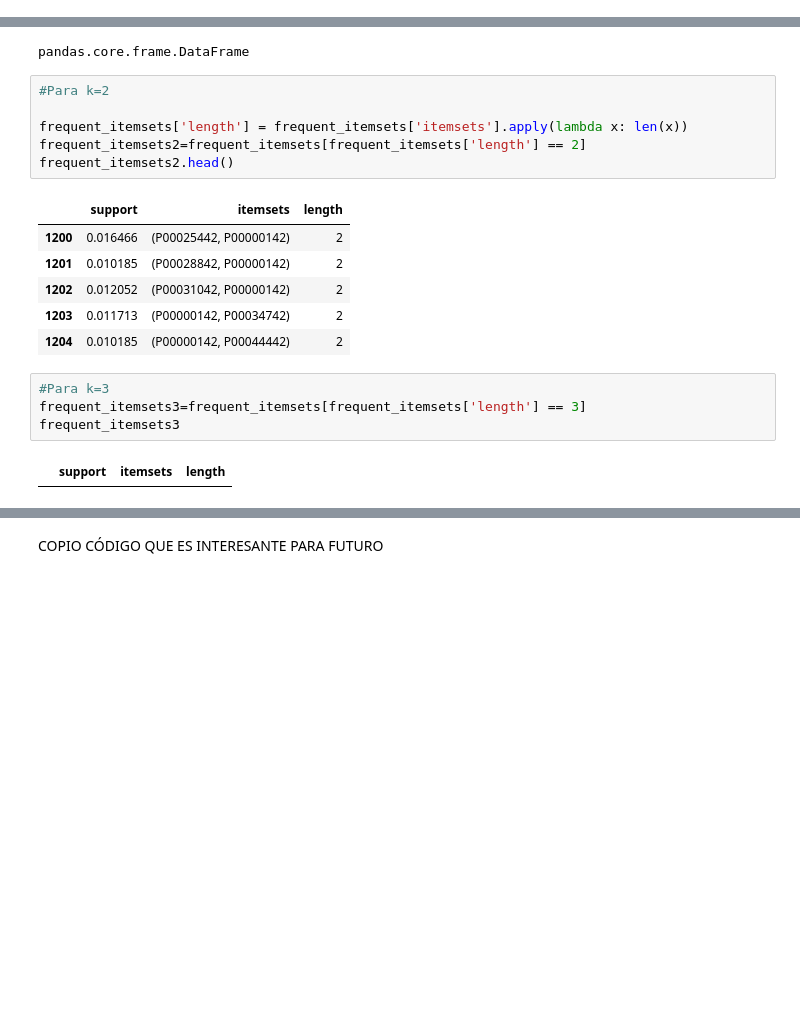
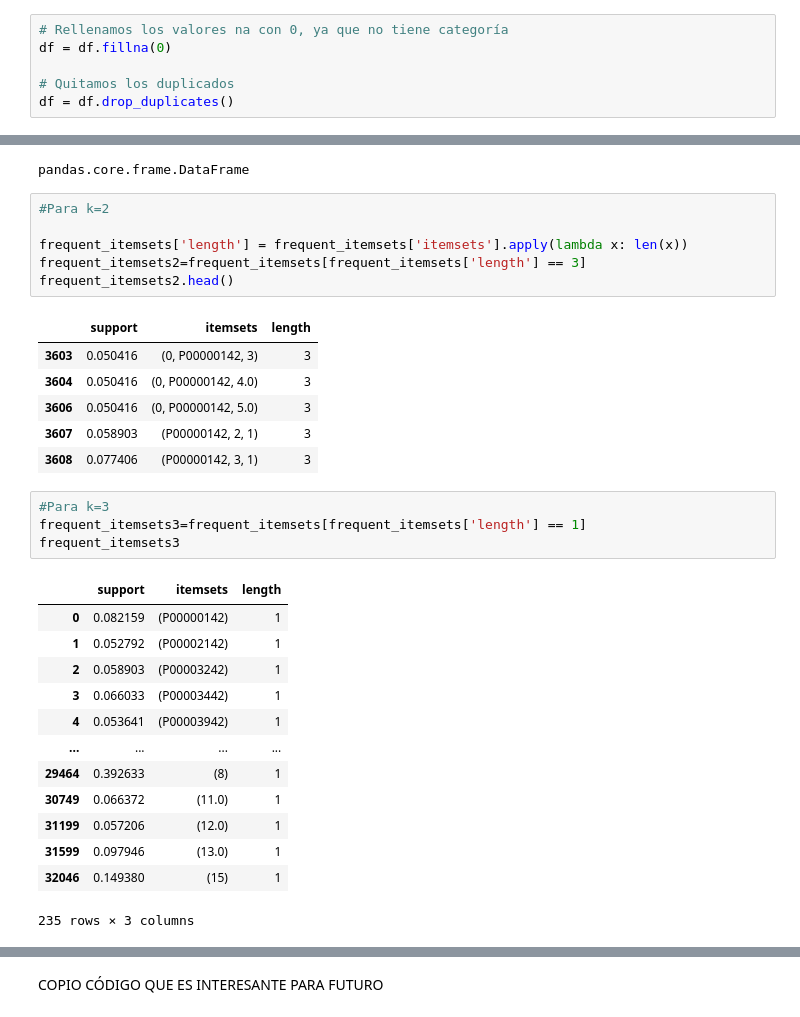
Before and after one commit to patriciamediavilla/L2, a Jupyter notebook: L2P1.ipynb, the cells around one changed output, grey strips where cells are left out. Drawn from its saved outputs; the diff is of its cells as text; blank space fills up the shorter version.

```diff
--- a/L2P1.ipynb
+++ b/L2P1.ipynb
@@ -165,6 +165,12 @@ La cantidad de NaN que existen en la variable Marital_Status es:0
 La cantidad de NaN que existen en la variable Product_Category_1 es:0
 La cantidad de NaN que existen en la variable Product_Category_2 es:72344
 La cantidad de NaN que existen en la variable Product_Category_3 es:162562
+# %%
+# Rellenamos los valores na con 0, ya que no tiene categoría
+df = df.fillna(0)
+
+# Quitamos los duplicados
+df = df.drop_duplicates()
 # %% [markdown]
 ##Modelado
 # %%
@@ -321,18 +323,30 @@ pandas.core.frame.DataFrame
 #Para k=2
 
 frequent_itemsets['length'] = frequent_itemsets['itemsets'].apply(lambda x: len(x))
-frequent_itemsets2=frequent_itemsets[frequent_itemsets['length'] == 2]
+frequent_itemsets2=frequent_itemsets[frequent_itemsets['length'] == 3]
 frequent_itemsets2.head()
 # %% [output]
 |  | support | itemsets | length |
-| 1200 | 0.016466 | (P00025442, P00000142) | 2 |
-| 1201 | 0.010185 | (P00028842, P00000142) | 2 |
-| 1202 | 0.012052 | (P00031042, P00000142) | 2 |
-| 1203 | 0.011713 | (P00000142, P00034742) | 2 |
-| 1204 | 0.010185 | (P00000142, P00044442) | 2 |
+| 3603 | 0.050416 | (0, P00000142, 3) | 3 |
+| 3604 | 0.050416 | (0, P00000142, 4.0) | 3 |
+| 3606 | 0.050416 | (0, P00000142, 5.0) | 3 |
+| 3607 | 0.058903 | (P00000142, 2, 1) | 3 |
+| 3608 | 0.077406 | (P00000142, 3, 1) | 3 |
 # %%
 #Para k=3
-frequent_itemsets3=frequent_itemsets[frequent_itemsets['length'] == 3]
+frequent_itemsets3=frequent_itemsets[frequent_itemsets['length'] == 1]
 frequent_itemsets3
 # %% [output]
 |  | support | itemsets | length |
+| 0 | 0.082159 | (P00000142) | 1 |
+| 1 | 0.052792 | (P00002142) | 1 |
+| 2 | 0.058903 | (P00003242) | 1 |
+| 3 | 0.066033 | (P00003442) | 1 |
+| 4 | 0.053641 | (P00003942) | 1 |
+| ... | ... | ... | ... |
+| 29464 | 0.392633 | (8) | 1 |
+| 30749 | 0.066372 | (11.0) | 1 |
+| 31199 | 0.057206 | (12.0) | 1 |
+| 31599 | 0.097946 | (13.0) | 1 |
+| 32046 | 0.149380 | (15) | 1 |
+235 rows × 3 columns
```
Also changed, not shown: parts of 12 cells of this notebook.
